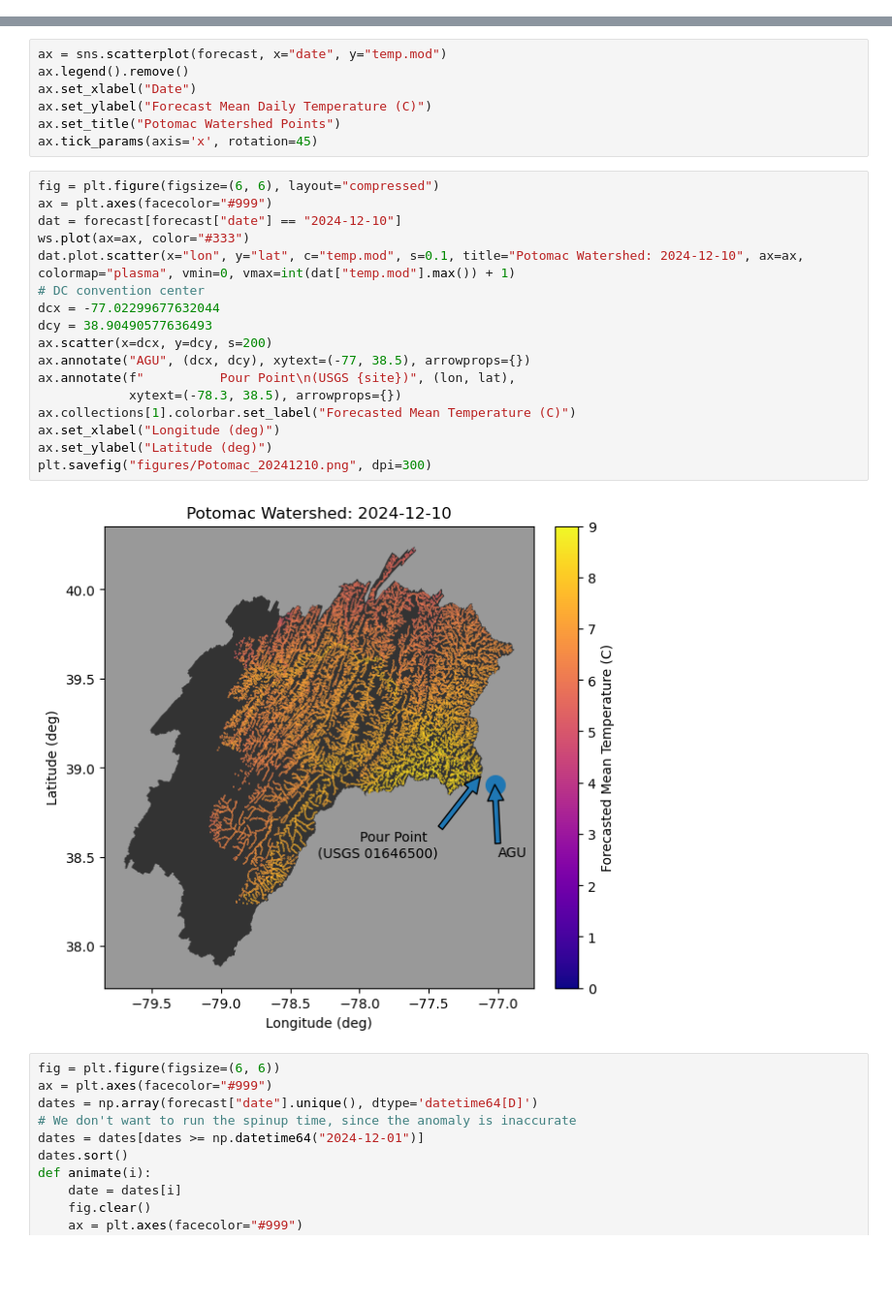
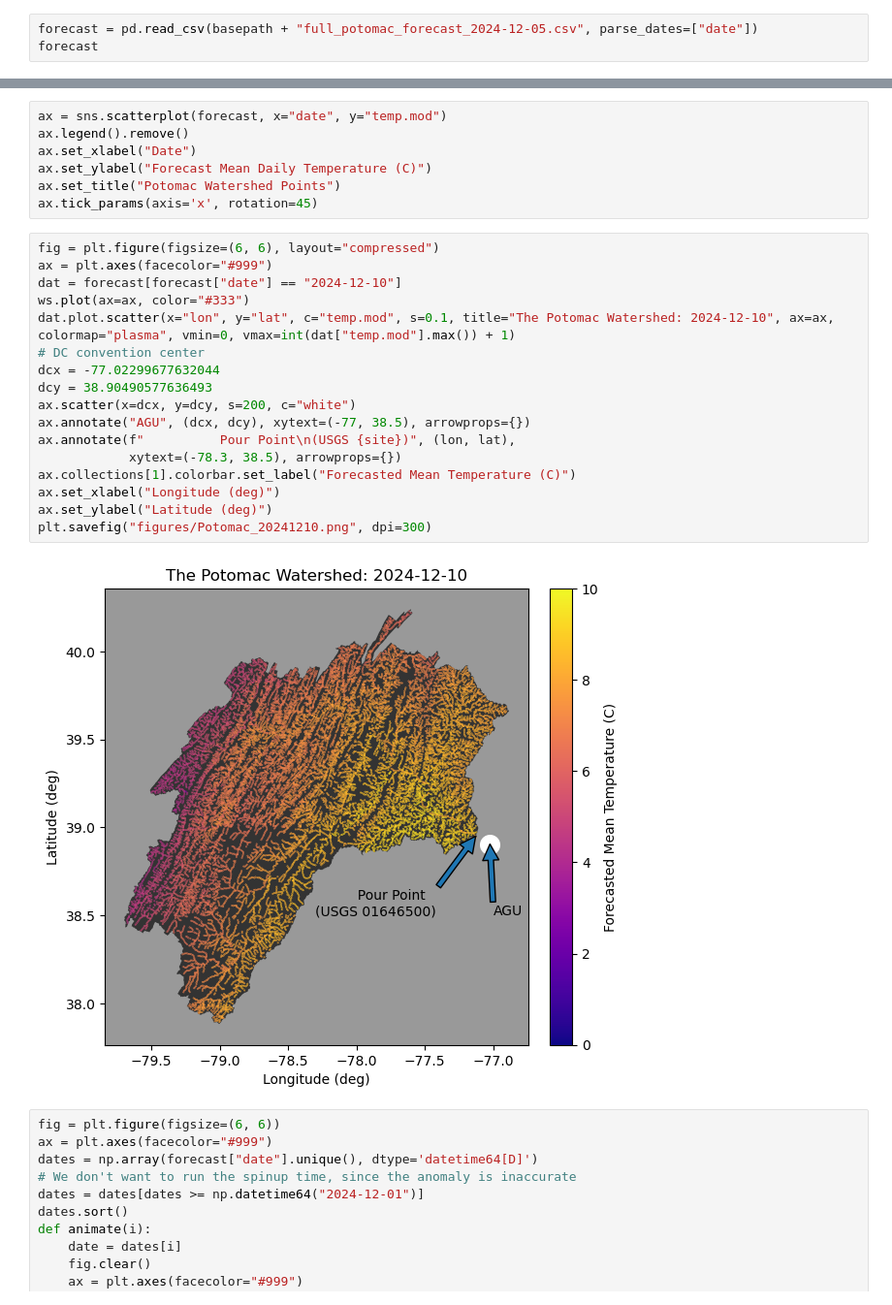
Before and after one commit to mines-ciroh/TempEst-NEWT, a Jupyter notebook: forecast.ipynb, the cells around one changed output, grey strips where cells are left out. Shown at 97% size. Saved outputs shown, nothing was run; the diff lists cells and outputs as text; blank space fills up the shorter version.

```diff
--- a/forecast.ipynb
+++ b/forecast.ipynb
@@ -281,0 +257,3 @@ forecast
+# %%
+forecast = pd.read_csv(basepath + "full_potomac_forecast_2024-12-05.csv", parse_dates=["date"])
+forecast
@@ -301,22 +293,22 @@ ax.tick_params(axis='x', rotation=45)
 # %%
 fig = plt.figure(figsize=(6, 6), layout="compressed")
 ax = plt.axes(facecolor="#999")
 dat = forecast[forecast["date"] == "2024-12-10"]
 ws.plot(ax=ax, color="#333")
-dat.plot.scatter(x="lon", y="lat", c="temp.mod", s=0.1, title="Potomac Watershed: 2024-12-10", ax=ax, colormap="plasma", vmin=0, vmax=int(dat["temp.mod"].max()) + 1)
+dat.plot.scatter(x="lon", y="lat", c="temp.mod", s=0.1, title="The Potomac Watershed: 2024-12-10", ax=ax, colormap="plasma", vmin=0, vmax=int(dat["temp.mod"].max()) + 1)
 # DC convention center
 dcx = -77.02299677632044
 dcy = 38.90490577636493
-ax.scatter(x=dcx, y=dcy, s=200)
+ax.scatter(x=dcx, y=dcy, s=200, c="white")
 ax.annotate("AGU", (dcx, dcy), xytext=(-77, 38.5), arrowprops={})
 ax.annotate(f"          Pour Point\n(USGS {site})", (lon, lat),
             xytext=(-78.3, 38.5), arrowprops={})
 ax.collections[1].colorbar.set_label("Forecasted Mean Temperature (C)")
 ax.set_xlabel("Longitude (deg)")
 ax.set_ylabel("Latitude (deg)")
 plt.savefig("figures/Potomac_20241210.png", dpi=300)
 # %% [output]
-[figure, old version]
+[figure, new version]
 # %%
 fig = plt.figure(figsize=(6, 6))
 ax = plt.axes(facecolor="#999")
```
Also changed, not shown: parts of 6 cells of this notebook, 1 other file.
